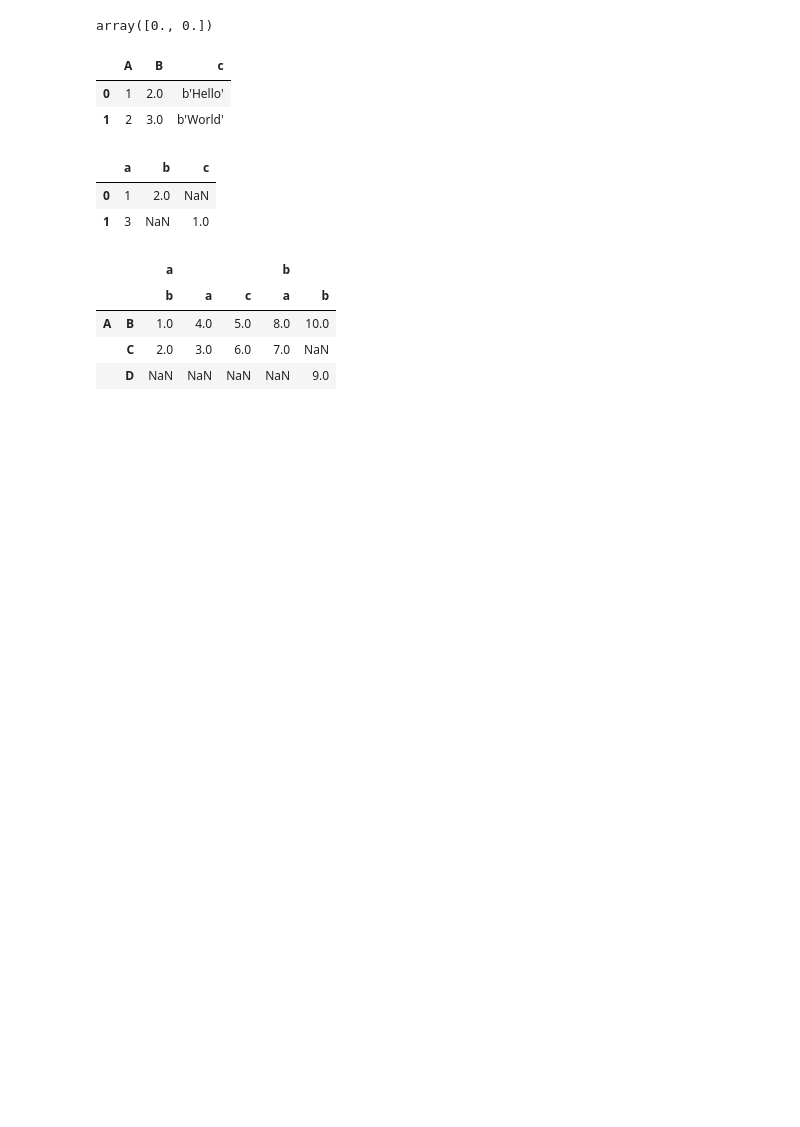
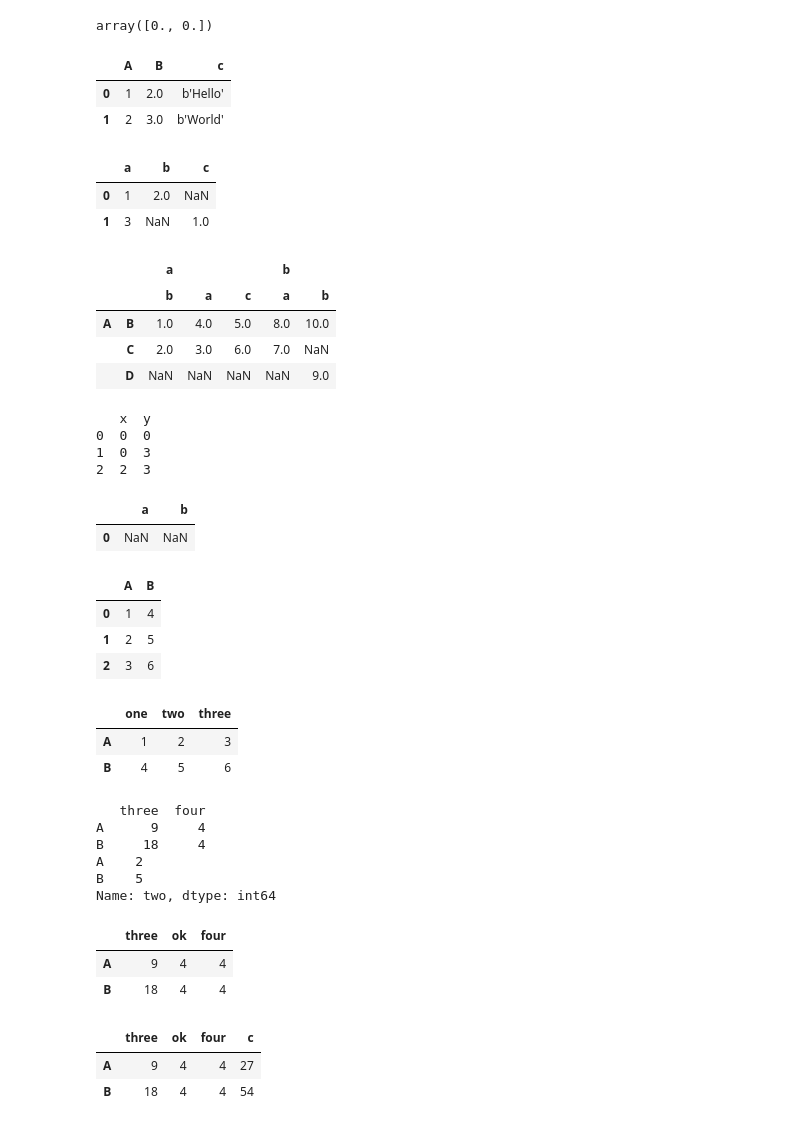
Before and after one commit to srikanthravipati27/ml, a Jupyter notebook: l_pandas.ipynb, the cells around one changed output. Saved outputs shown, nothing was run; the diff lists cells and outputs as text; code cells hidden in the pictures; blank space fills up the shorter version.

```diff
--- a/l_pandas.ipynb
+++ b/l_pandas.ipynb
@@ -116,3 +116,76 @@ df
 | A | B | 1.0 | 4.0 | 5.0 | 8.0 | 10.0 |
 |  | C | 2.0 | 3.0 | 6.0 | 7.0 | NaN |
 |  | D | NaN | NaN | NaN | NaN | 9.0 |
+# %%
+from dataclasses import make_dataclass
+
+
+# Define a simple dataclass named "Point"
+Point = make_dataclass("Point", [("x", int), ("y", int)])
+
+# Create a list of Point objects
+points = [Point(0, 0), Point(0, 3), Point(2, 3)]
+
+# Convert to DataFrame
+df = pd.DataFrame(points)
+
+print(df)
+# %% [output]
+   x  y
+0  0  0
+1  0  3
+2  2  3
+# %%
+df=pd.DataFrame({'a':[np.nan],'b':[np.nan]})
+df
+# %% [output]
+|  | a | b |
+| 0 | NaN | NaN |
+# %%
+df=pd.DataFrame.from_dict(dict([('A',[1,2,3]),('B',[4,5,6])]))
+df
+# %% [output]
+|  | A | B |
+| 0 | 1 | 4 |
+| 1 | 2 | 5 |
+| 2 | 3 | 6 |
+# %%
+#from constructors from_dict
+df=pd.DataFrame.from_dict(dict([('A',[1,2,3]),('B',[4,5,6])]),orient='index',columns=['one','two','three'])
+df
+# %% [output]
+|  | one | two | three |
+| A | 1 | 2 | 3 |
+| B | 4 | 5 | 6 |
+# %%
+#oerations same like dict
+del df['one']
+t=df.pop('two')
+df['three']=df['three']*3
+df['four']=4
+print(df)
+print(t)
+# %% [output]
+   three  four
+A      9     4
+B     18     4
+A    2
+B    5
+Name: two, dtype: int64
+# %%
+#insert of a column df.insert(loc, column_name, value)
+df.insert(1,'ok',df['four'])
+df
+# %% [output]
+|  | three | ok | four |
+| A | 9 | 4 | 4 |
+| B | 18 | 4 | 4 |
+# %%
+#assign is used to create a new column in non distructive way (it creates new dataframe and don not distrub old ones)
+#df.assign(new_col_name = value_expression)  expression can be scalar lambda etc
+k=df.assign(c=df['three']*3)
+k
+# %% [output]
+|  | three | ok | four | c |
+| A | 9 | 4 | 4 | 27 |
+| B | 18 | 4 | 4 | 54 |
```
Also changed, not shown: parts of 8 cells of this notebook.
